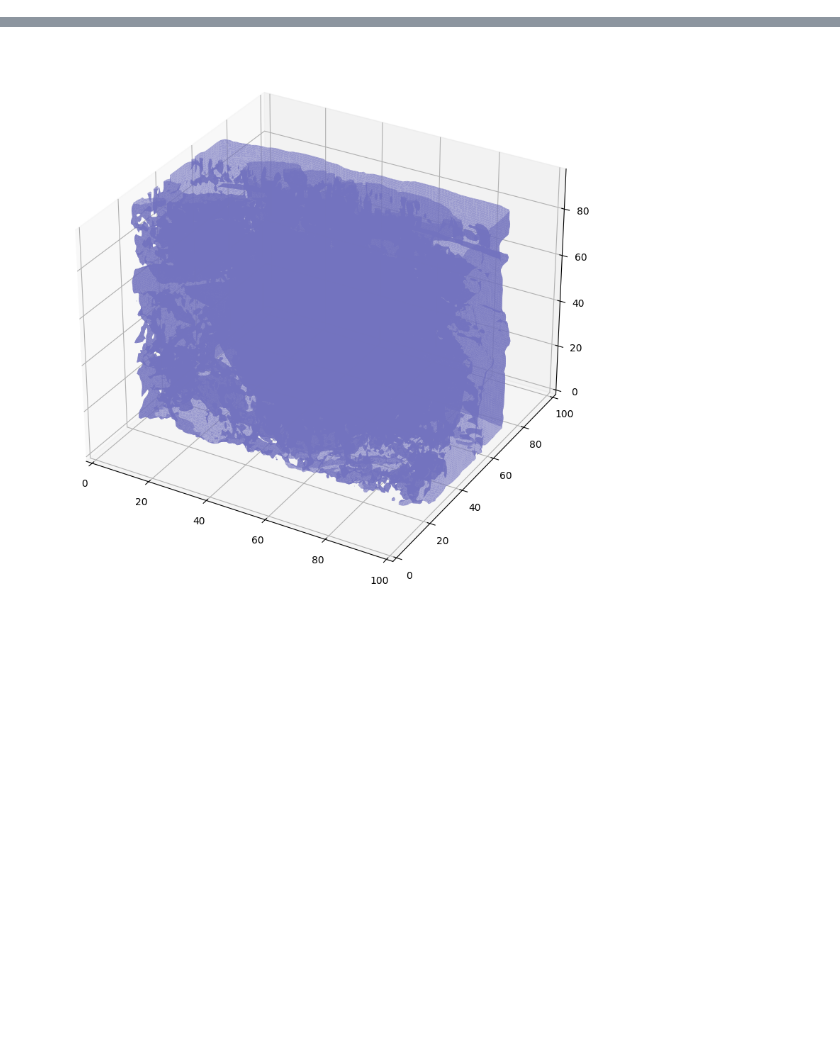
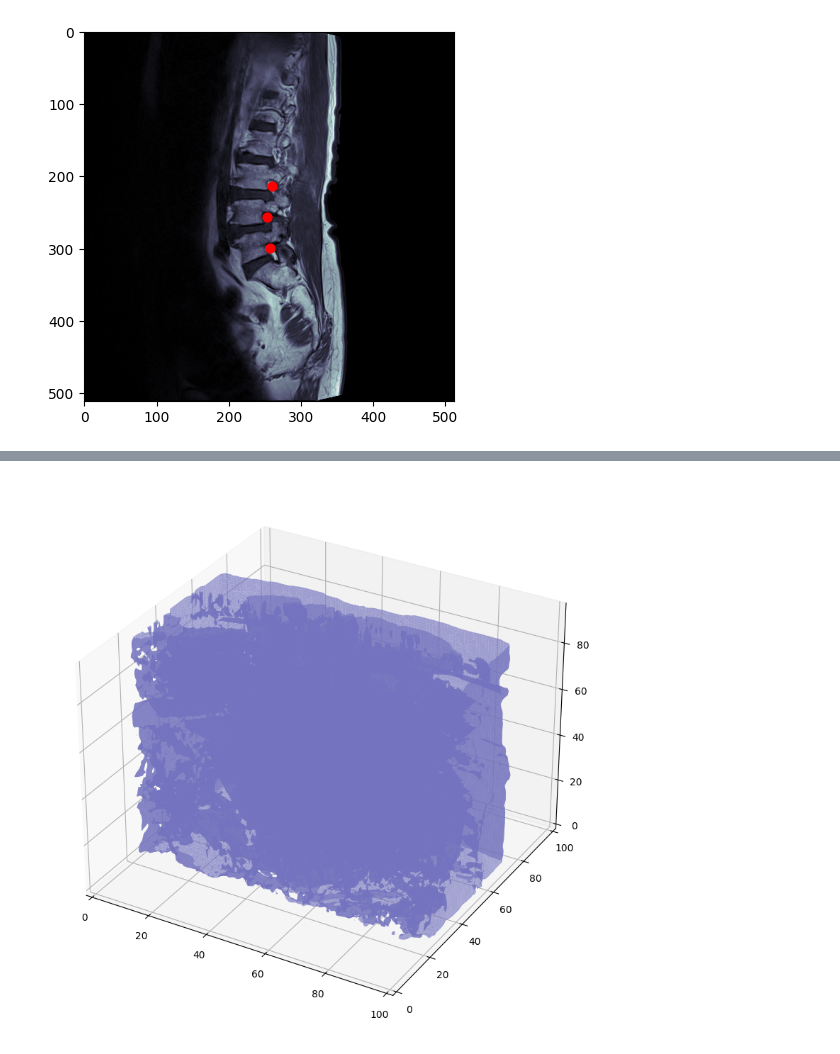
Before and after one commit to hmhornung/Lumbar-Spine-Degenerative-Classification, a Jupyter notebook: preprocessing/preprocess.ipynb, the cells around one changed output, grey strips where cells are left out. Cells and saved outputs as stored; diff of their text form; code cells hidden in the pictures; blank space fills up the shorter version.

```diff
--- a/preprocessing/preprocess.ipynb
+++ b/preprocessing/preprocess.ipynb
@@ -225,0 +217,22 @@ plot_roi(cropped_volume, cropped_coords, n)
+# %%
+# img = pydicom.dcmread('../data/train_images/10728036/142859125/8.dcm').pixel_array
+# plt.scatter(x=[251.0579151], y=[290.5559846], c='r', s=40)
+# Left Subarticular Stenosis L1/L2 (n=20)
+
+# img = pydicom.dcmread('../data/train_images/10728036/2399638375/6.dcm').pixel_array
+# plt.scatter(x=[275.019851], y=[379.5533499], c='r', s=40)
+# Right Neural Foraminal Narrowing L5/S1 (n=9)
+
+img = pydicom.dcmread('../data/train_images/74294498/3485741709/4.dcm').pixel_array
+plt.scatter(x=[259.7261104, 252.9024372,257.6016153], y=[213.7253725,255.9235412,299.7825367], c='r', s=40)
+# Right Neural Foraminal Narrowing L5/S1 (n=9)
+
+# img = pydicom.dcmread('../data/train_images/10728036/3491739931/11.dcm').pixel_array
+# plt.scatter(x=[297.4204793], y=[148.9150327], c='r', s=40)
+# Spinal Canal Stenosis L1/L2
+
+
+plt.imshow(img, cmap=plt.cm.bone)
+plt.show()
+# %% [output]
+[figure, added]
```
Also changed, not shown: parts of 20 cells of this notebook, 2 other files.
